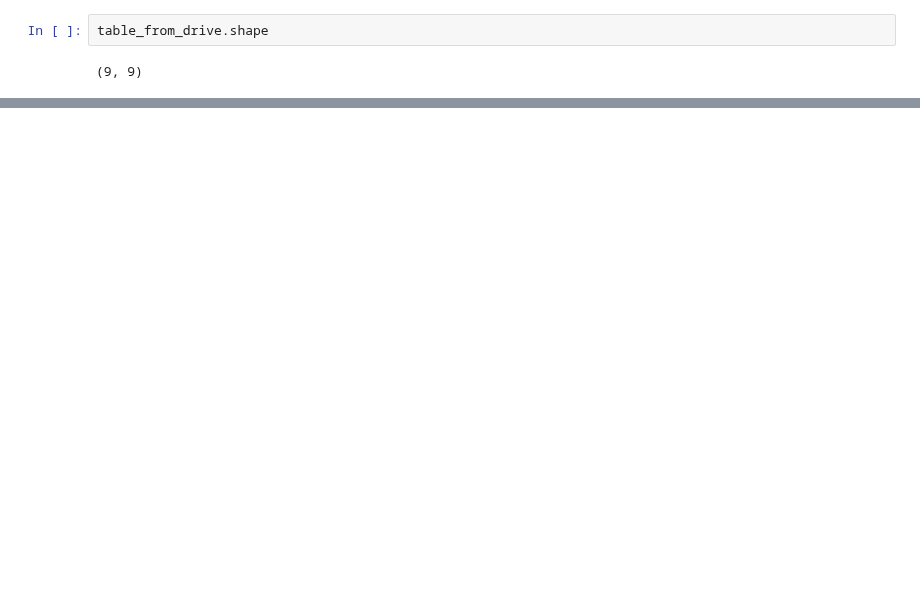
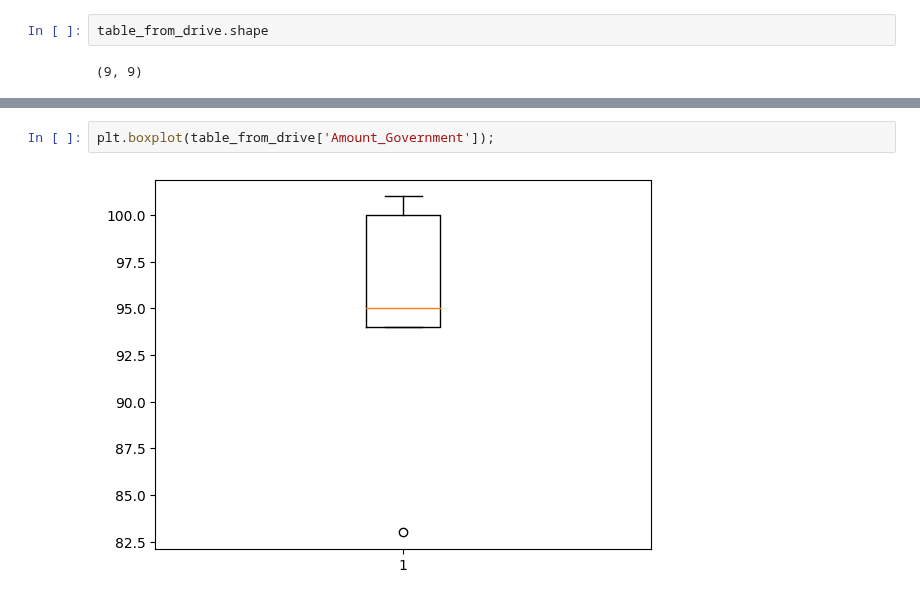
Before and after one commit to Jaomiew/DPDM2023, a Jupyter notebook: Data102(Chapter2).ipynb, the cells around one changed output, grey strips where cells are left out. Saved outputs shown, nothing was run; the diff lists cells and outputs as text; blank space fills up the shorter version.

```diff
--- a/Data102(Chapter2).ipynb
+++ b/Data102(Chapter2).ipynb
@@ -88,0 +212,4 @@ table_from_drive.head(7)
+# %%
+plt.boxplot(table_from_drive['Amount_Government']);
+# %% [output]
+[figure, added]
```
Also changed, not shown: parts of 36 cells of this notebook.
